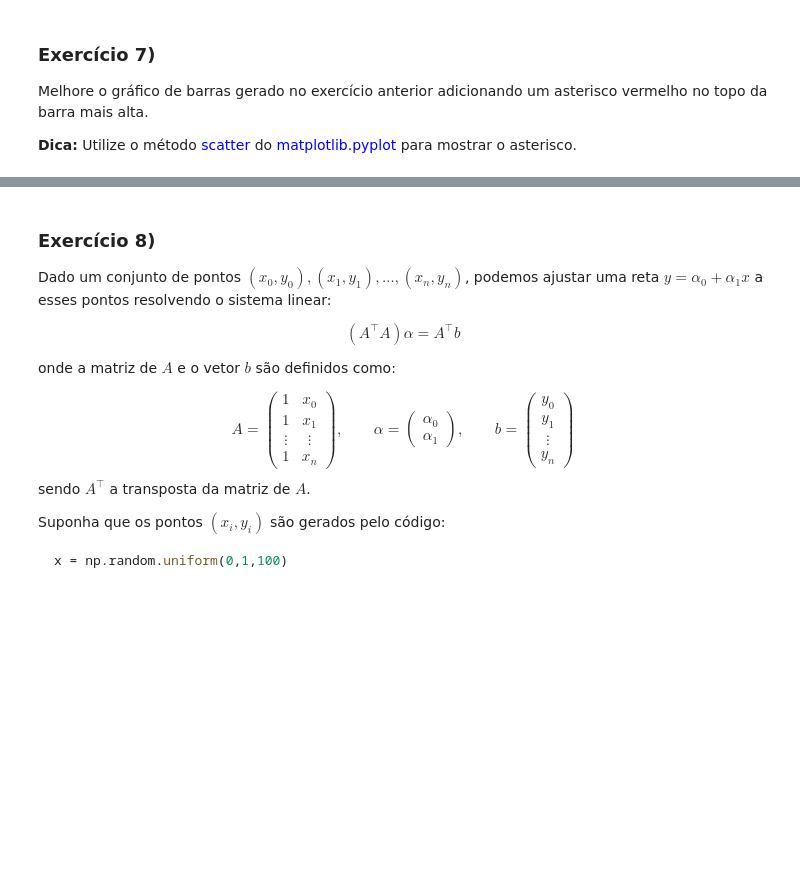
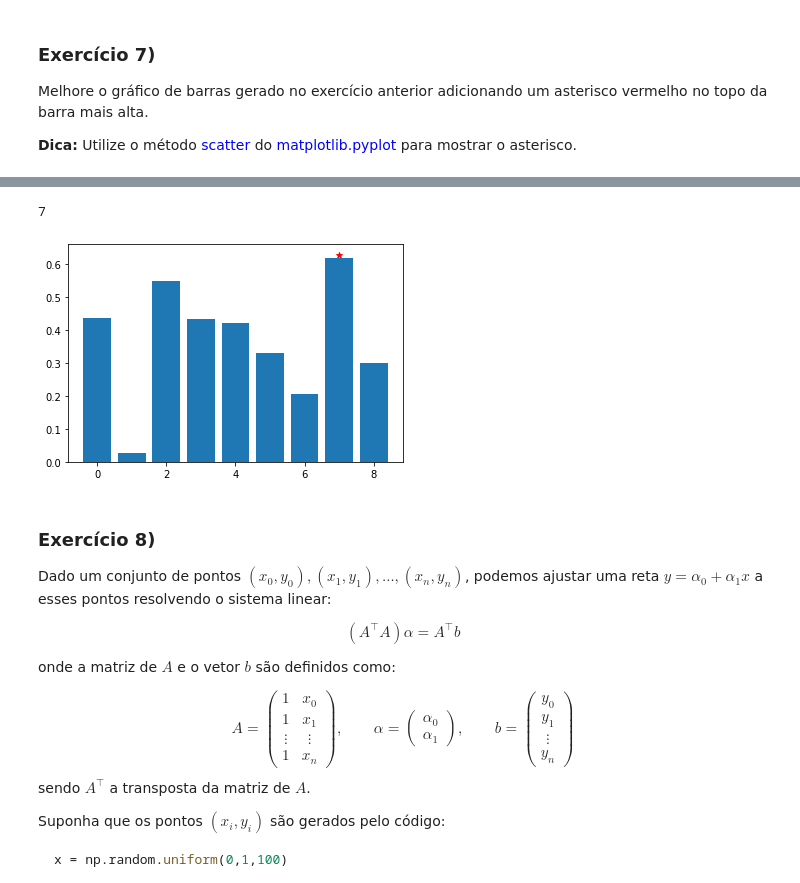
Before and after one commit to thiago3008/MBA_DS_USP, a Jupyter notebook: 01 - Programação para Ciência de Dados/05 - Numpy Parte II e Matplotlib/Numpy II e Matplotlib exercicios.ipynb, the cells around one changed output, grey strips where cells are left out. Drawn from its saved outputs; the diff is of its cells as text; code cells hidden in the pictures; blank space fills up the shorter version.

```diff
--- a/01 - Programação para Ciência de Dados/05 - Numpy Parte II e Matplotlib/Numpy II e Matplotlib exercicios.ipynb
+++ b/01 - Programação para Ciência de Dados/05 - Numpy Parte II e Matplotlib/Numpy II e Matplotlib exercicios.ipynb
@@ -190,3 +192,11 @@ __Dica:__ Utilize o método <font color='blue'>scatter</font> do <font color='bl
+# %%
+mais_alta = np.argmax(X)
+print(mais_alta)
+plt.bar(np.arange(X.shape[0]),X);
+plt.scatter(mais_alta,X[mais_alta]+0.01, marker='*',color='red');
+# %% [output]
+7
+[figure, added]
 # %% [markdown]
 ### Exercício 8)
 Dado um conjunto de pontos $(x_0,y_0),(x_1,y_1),\ldots,(x_n,y_n)$, podemos ajustar uma reta $y=\alpha_0+\alpha_1 x$ a esses pontos resolvendo o sistema linear:
```
Also changed, not shown: parts of 10 cells of this notebook, 2 other files.
